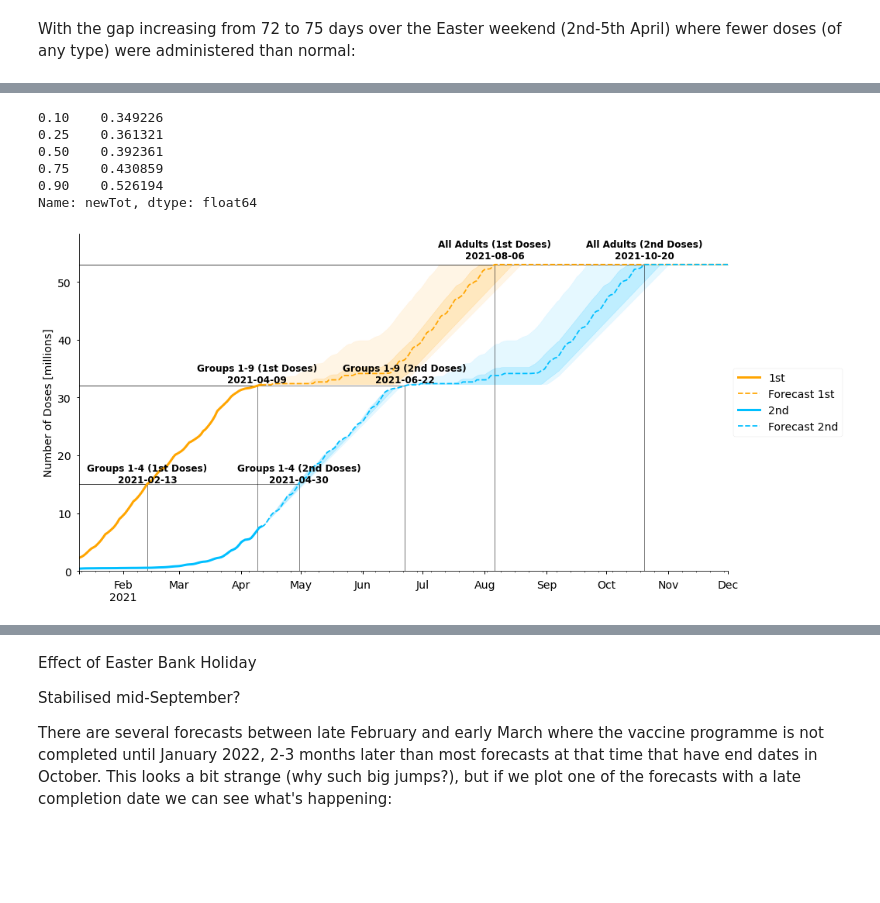
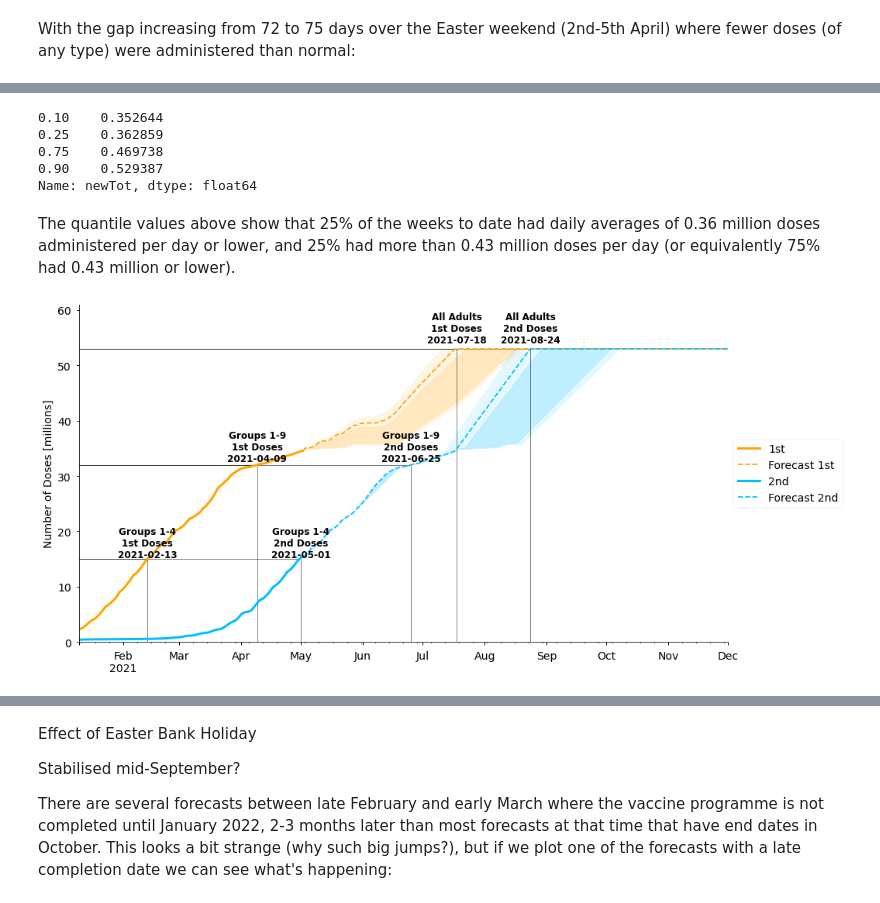
Before and after one commit to jack89roberts/covid-vax, a Jupyter notebook: covid_vax.ipynb, the cells around one changed output, grey strips where cells are left out. Drawn from its saved outputs; the diff is of its cells as text; code cells hidden in the pictures; blank space fills up the shorter version.

Commit message:
most prose and alternative forecasts

```diff
--- a/covid_vax.ipynb
+++ b/covid_vax.ipynb
@@ -291,7 +289,7 @@ def plot_cumulative_doses(
         )
         annotate_group_completions(df, col, ax)
 
-    ax.set_ylim(0, df["cumFirst"].max() * 1.1)
+    ax.set_ylim(0, df["cumFirst"].max() * 1.15)
     ax.set_ylabel("Number of Doses [millions]")
     ax.set_xlabel("")
     ax.legend(loc="center left", bbox_to_anchor=(1, 0.5))
@@ -529,2 +523,0 @@ def forecast_lookback(
-# %%
-df_forecast = forecast_lookback(df, second_dose_days)
@@ -577,37 +816,15 @@ Text(0, 0.5, 'Week Starting')
 # %%
-weekly_avg.quantile(q=[0.1, 0.25, 0.5, 0.75, 0.9])
+quantiles = [0.1, 0.25, 0.75, 0.9]
+weekly_avg.quantile(q=quantiles)
 # %% [output]
-0.10    0.349226
-0.25    0.361321
-0.50    0.392361
-0.75    0.430859
-0.90    0.526194
+0.10    0.352644
+0.25    0.362859
+0.75    0.469738
+0.90    0.529387
 Name: newTot, dtype: float64
-# %%
-def forecast_const(
-    df,
-    second_dose_days,
-    daily_doses,
-    uk_pop=priority_totals["All Adults"],
-    end_date=datetime(2021, 12, 1)
-):
-    """
-    Forecast vaccines assumming 'daily_doses' doses are given per day.
-    """
-    def const_doses(df, date):
-        return daily_doses
-
-    df_forecast = forecast_vaccines(
-        df,
-        second_dose_days,
-        forecast_fn=const_doses,
-        uk_pop=uk_pop,
-        end_date=end_date,
-    )
-
-    return df_forecast
+# %% [markdown]
+The quantile values above show that 25% of the weeks to date had daily averages of 0.36 million doses administered per day or lower, and 25% had more than 0.43 million doses per day (or equivalently 75% had 0.43 million or lower).
 # %%
-quantiles = [0.1, 0.25, 0.75, 0.9]
 forecast_q = {}
 daily_doses_q = {}
 
@@ -615,34 +832,30 @@ for q in quantiles:
     daily_doses_q[q] = weekly_avg.quantile(q=q)
     forecast_q[q] = forecast_const(
         df,
-        second_dose_days,
+        avg_second_delay,
         daily_doses_q[q],
         uk_pop=priority_totals["All Adults"],
     )
 # %%
 plot_cumulative_doses(
     df_forecast, forecast_date=last_data, figsize=(15, 8),
 )
 
 q_fill = [
     # start quantile, end quantile, fill opacity (alpha)
     (0.1, 0.25, 0.1),
     (0.25, 0.75, 0.25),
     (0.75, 0.9, 0.1)
 ]
-columns = [
-    # column name, column colour
-    ("cumFirst", "orange"),
-    ("cumSecond", "deepskyblue")
-]
+
 for q_start, q_end, alpha in q_fill:
-    for col, clr in columns:
+    for column in ["cumFirst", "cumSecond"]:
         plt.fill_between(
             forecast_q[q_start].index,
-            forecast_q[q_start][col],
-            forecast_q[q_end][col],
-            color=clr,
+            forecast_q[q_start][column],
+            forecast_q[q_end][column],
+            color=col_format[column]["color"],
             alpha=alpha,
         )
 # %% [output]
-[figure, old version]
+[figure, new version]
```
Also changed, not shown: parts of 90 cells of this notebook, 1 other file.
